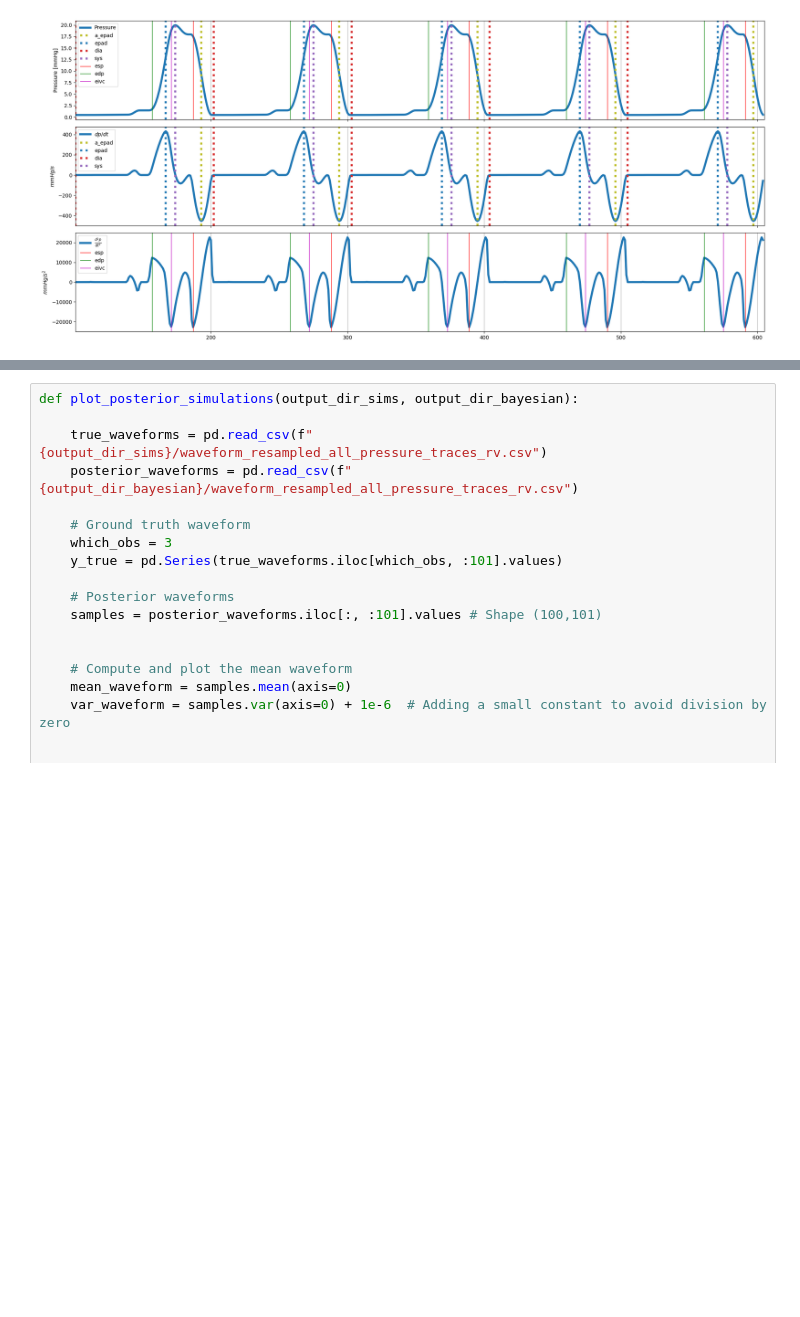
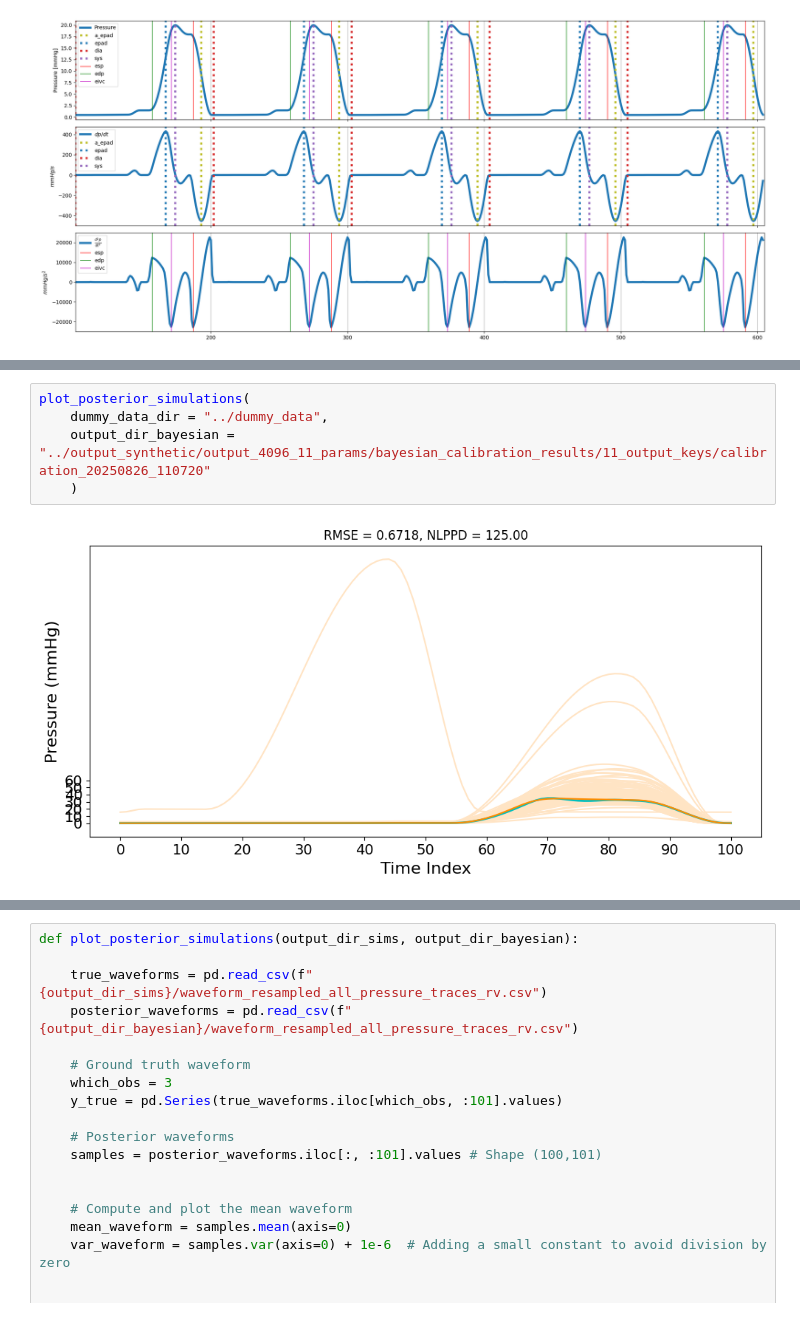
Before and after one commit to alan-turing-institute/cvd-net-pipeline, a Jupyter notebook: notebooks/manuscript_plots.ipynb, the cells around one changed output, grey strips where cells are left out. Cells and saved outputs as stored; diff of their text form; blank space fills up the shorter version.

```diff
--- a/notebooks/manuscript_plots.ipynb
+++ b/notebooks/manuscript_plots.ipynb
@@ -120,3 +204,10 @@ fig.tight_layout()
+# %%
+plot_posterior_simulations(
+    dummy_data_dir = "../dummy_data",
+    output_dir_bayesian = "../output_synthetic/output_4096_11_params/bayesian_calibration_results/11_output_keys/calibration_20250826_110720"
+    )
+# %% [output]
+[figure, added]
 # %%
 import os
 import math
```
Also changed, not shown: parts of 4 cells of this notebook, 3 other files.
